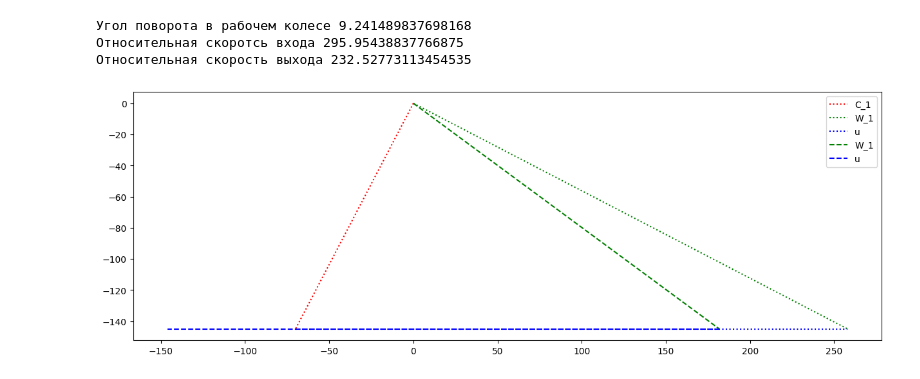
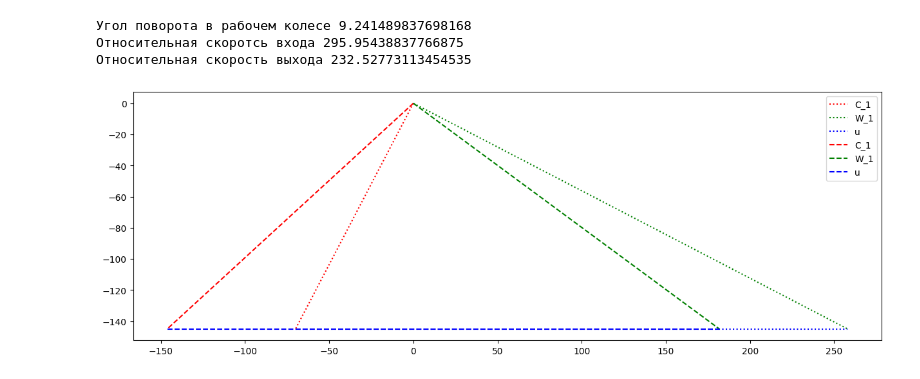
Before and after one commit to AndreyBarTF/turbines_autumn_2022-Homework, a Jupyter notebook: ДЗ_3.ipynb, the cells around one changed output. Drawn from its saved outputs; the diff is of its cells as text; code cells hidden in the pictures.

```diff
--- a/ДЗ_3.ipynb
+++ b/ДЗ_3.ipynb
@@ -83,8 +83,11 @@ print("Относительная скорость выхода", w_2)
 Относительная скоротсь входа 295.95438837766875
 Относительная скорость выхода 232.52773113454535
 # %%
+delta_c_u = delta_w_u
+c_2_u = c_1_u + delta_c_u
+
 fig, ax = plt.subplots(1, 1, figsize=(15,5))
 plot_triangle(ax=ax, u=u, c_u=c_1_u, c_a=c_1_a, w_a=w_1_a, w_u=w_1_u, linestyle="dotted")
-plot_triangle(ax=ax, u=u, w_a=w_2_a, w_u=w_2_u, linestyle="dashed")
+plot_triangle(ax=ax, u=u, w_a=w_2_a, w_u=w_2_u, c_a=c_2_a, c_u=c_2_u, linestyle="dashed")
 # %% [output]
-[figure, old version]
+[figure, new version]
```
